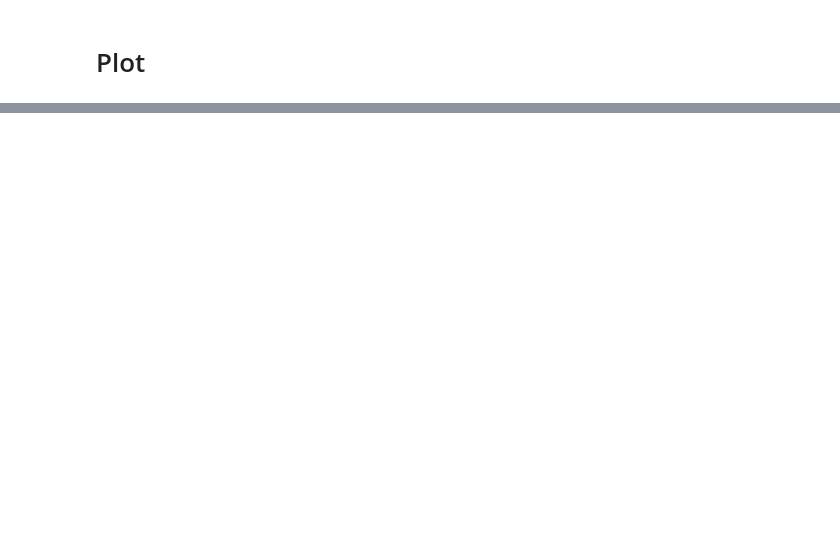
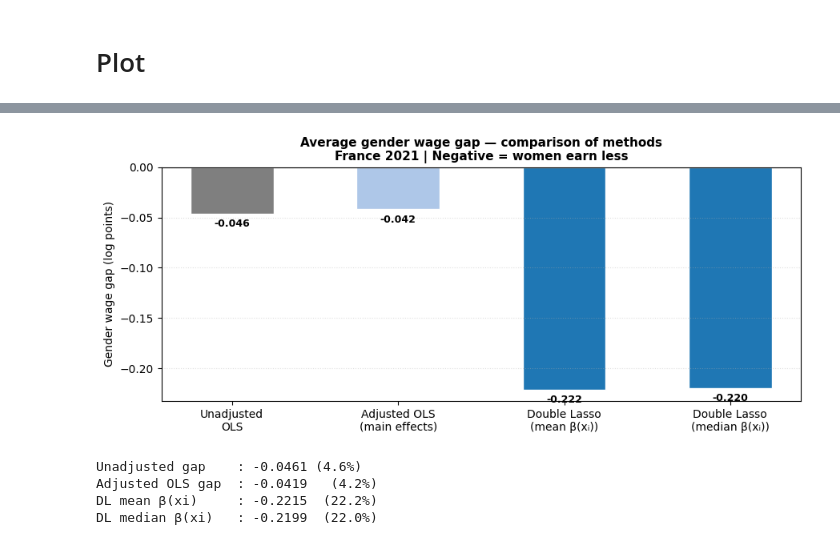
Before and after one commit to vladislavaanashkina/Gender-Wage-Gap-Heterogeneity-in-France, a Jupyter notebook: notebooks/VA_Replication.ipynb, the cells around one changed output, grey strips where cells are left out. Cells and saved outputs as stored; diff of their text form; code cells hidden in the pictures; blank space fills up the shorter version.

```diff
--- a/notebooks/VA_Replication.ipynb
+++ b/notebooks/VA_Replication.ipynb
@@ -663,2 +1571,57 @@ sig.sort_values("Estimate").plot(
+# %%
+# ── Oaxaca-Blinder vs Double Lasso comparison ─────────────────────────────────
+import statsmodels.api as sm
+
+# Unadjusted gap
+X_ols_unadj = sm.add_constant(dm[["female"]].astype(float))
+gap_unadj   = sm.OLS(dm["y"].astype(float), X_ols_unadj).fit().params["female"]
+
+# Adjusted gap (OLS with controls)
+X_ols_adj   = sm.add_constant(
+    pd.concat([dm[["female"]].astype(float), X_base.astype(float)], axis=1)
+)
+gap_adj     = sm.OLS(dm["y"].astype(float), X_ols_adj).fit().params["female"]
+
+# Double lasso average gap = mean of β(xi) across all women
+gap_dl_mean = float(np.mean(beta_xi))
+gap_dl_med  = float(np.median(beta_xi))
+
+# Plot
+fig, ax = plt.subplots(figsize=(9, 4))
+
+methods = ["Unadjusted\nOLS", "Adjusted OLS\n(main effects)",
+           "Double Lasso\n(mean β(xᵢ))", "Double Lasso\n(median β(xᵢ))"]
+values  = [gap_unadj, gap_adj, gap_dl_mean, gap_dl_med]
+colors  = ["#7f7f7f", "#aec7e8", "#1f77b4", "#1f77b4"]
+
+bars = ax.bar(methods, values, color=colors, edgecolor="white", width=0.5)
+ax.axhline(0, color="black", linewidth=0.8)
+
+for bar, val in zip(bars, values):
+    ax.text(bar.get_x() + bar.get_width()/2,
+            val - 0.005 if val < 0 else val + 0.002,
+            f"{val:.3f}", ha="center", va="top" if val < 0 else "bottom",
+            fontsize=9, fontweight="bold")
+
+ax.set_ylabel("Gender wage gap (log points)", fontsize=10)
+ax.set_title(
+    "Average gender wage gap — comparison of methods\n"
+    "France 2021 | Negative = women earn less",
+    fontsize=11, fontweight="bold"
+)
+ax.grid(axis="y", linestyle=":", alpha=0.4)
+plt.tight_layout()
+plt.show()
+
+print(f"Unadjusted gap    : {gap_unadj:.4f} ({abs(gap_unadj)*100:.1f}%)")
+print(f"Adjusted OLS gap  : {gap_adj:.4f}   ({abs(gap_adj)*100:.1f}%)")
+print(f"DL mean β(xi)     : {gap_dl_mean:.4f}  ({abs(gap_dl_mean)*100:.1f}%)")
+print(f"DL median β(xi)   : {gap_dl_med:.4f}  ({abs(gap_dl_med)*100:.1f}%)")
+# %% [output]
+[figure, added]
+Unadjusted gap    : -0.0461 (4.6%)
+Adjusted OLS gap  : -0.0419   (4.2%)
+DL mean β(xi)     : -0.2215  (22.2%)
+DL median β(xi)   : -0.2199  (22.0%)
 # %%
 !aws s3 cp VA_Replication.ipynb s3://vanashkina-ensae/ML_for_Econometrics_Wage_Data/
```
Also changed, not shown: parts of 50 cells of this notebook.
